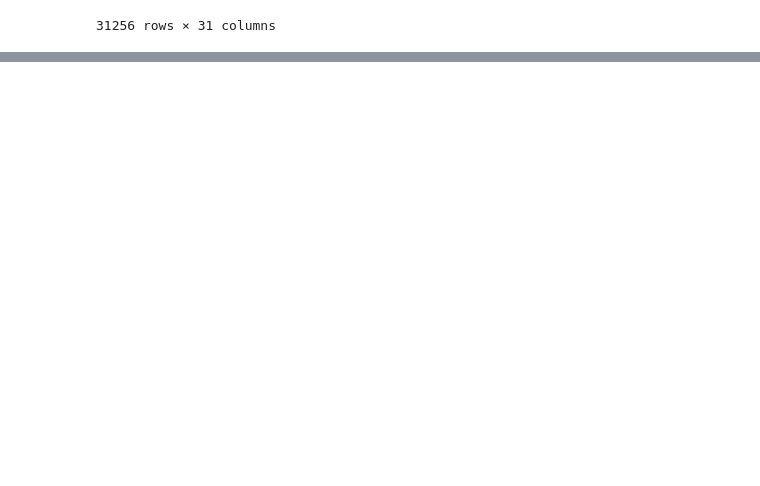
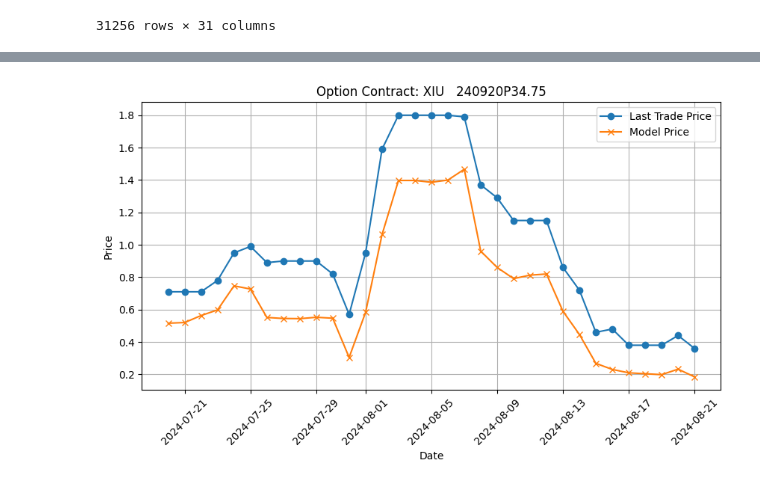
Before and after one commit to 3752V/CA-options-pricing, a Jupyter notebook: models.ipynb, the cells around one changed output, grey strips where cells are left out. Drawn from its saved outputs; the diff is of its cells as text; code cells hidden in the pictures; blank space fills up the shorter version.

Commit message:
added some model graphs

```diff
--- a/models.ipynb
+++ b/models.ipynb
@@ -290,0 +318,23 @@ puts_monthly[puts_monthly["contract_symbol"].str.contains("240202P31.00")]
+# %%
+import matplotlib.pyplot as plt
+
+# Choose a contract to plot
+contract = "XIU   240920P34.75"  # Replace with an actual contract symbol from your data
+df_contract = puts_monthly[puts_monthly["contract_symbol"] == contract].sort_values("query_date")
+
+# Plot the data
+plt.figure(figsize=(10, 5))
+plt.plot(df_contract.index, df_contract["last_trade_price"], label="Last Trade Price", marker="o")
+plt.plot(df_contract.index, df_contract["model_price"], label="Model Price", marker="x")
+
+# Formatting
+plt.xlabel("Date")
+plt.ylabel("Price")
+plt.title(f"Option Contract: {contract}")
+plt.legend()
+plt.grid()
+plt.xticks(rotation=45)
+
+plt.show()
+# %% [output]
+[figure, added]
```
Also changed, not shown: parts of 4 cells of this notebook.
